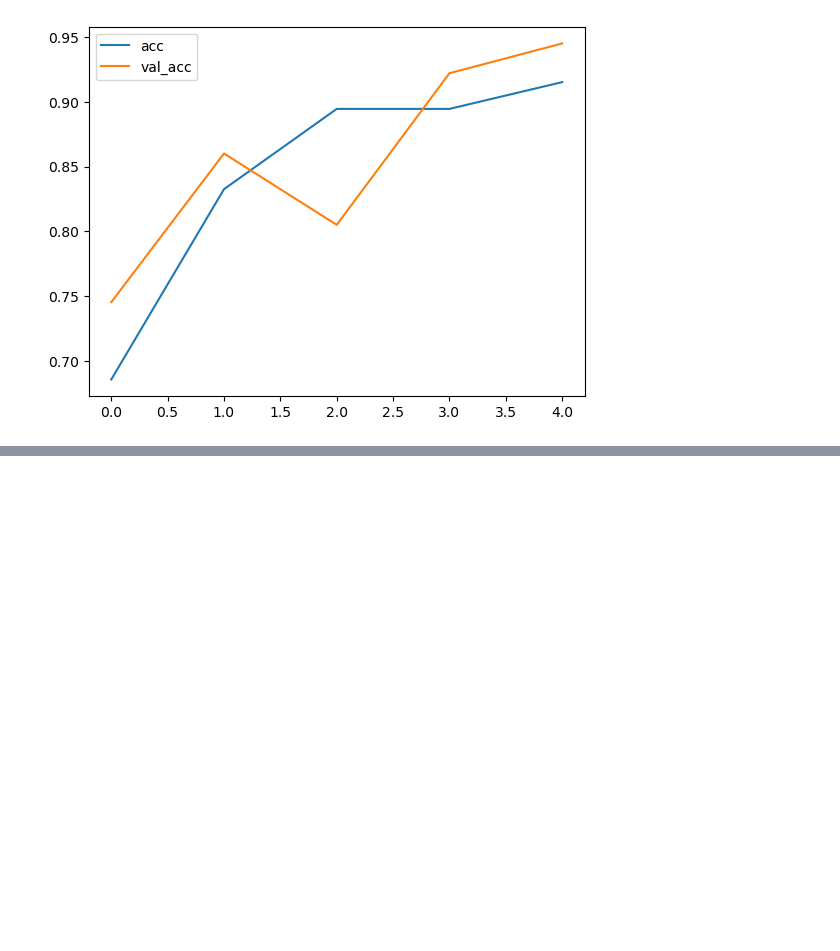
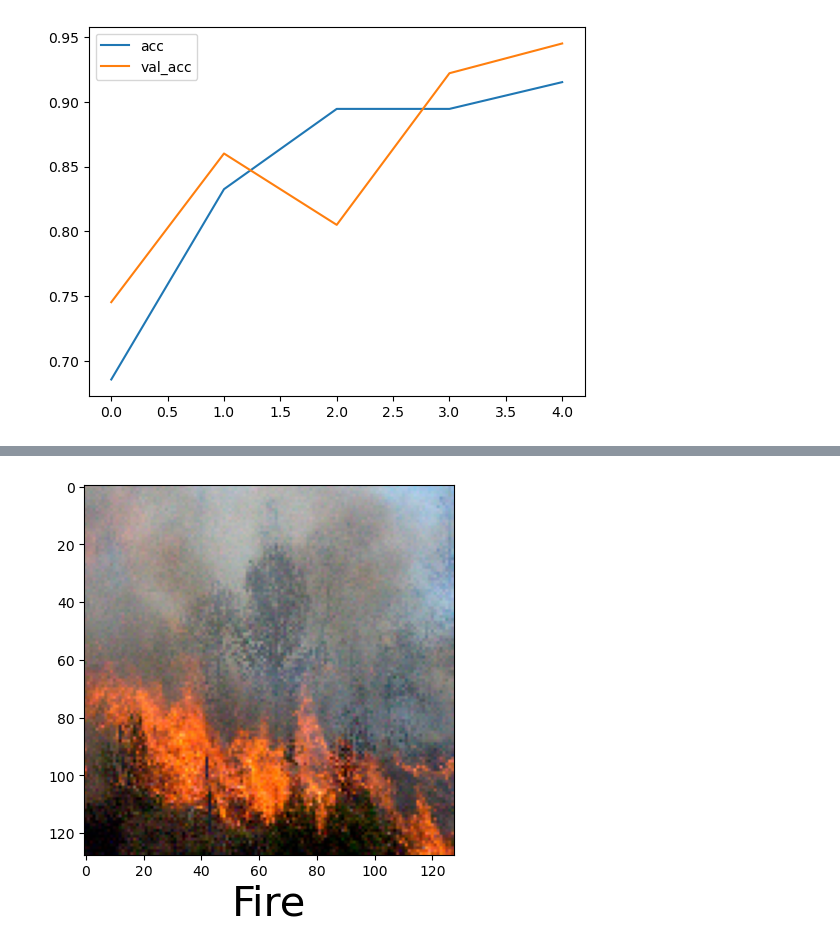
Before and after one commit to IBM-EPBL/IBM-Project-15856-1659605475, a Jupyter notebook: Project Development Phase/Sprint 4/Sprint 4.ipynb, the cells around one changed output, grey strips where cells are left out. Saved outputs shown, nothing was run; the diff lists cells and outputs as text; code cells hidden in the pictures; blank space fills up the shorter version.

```diff
--- a/Project Development Phase/Sprint 4/Sprint 4.ipynb
+++ b/Project Development Phase/Sprint 4/Sprint 4.ipynb
@@ -157,0 +167,3 @@ predictImage(r"C:\Users\green\Downloads\Dataset\Dataset\train_set\with fire\with
+# %%
+predictImage(r"C:\Users\green\Downloads\Dataset\Dataset\train_set\with fire\with fire.jpeg")
+# %% [output]
@@ -157,0 +172 @@ predictImage(r"C:\Users\green\Downloads\Dataset\Dataset\train_set\with fire\with
+[figure, added]
```
Also changed, not shown: parts of 9 cells of this notebook.
